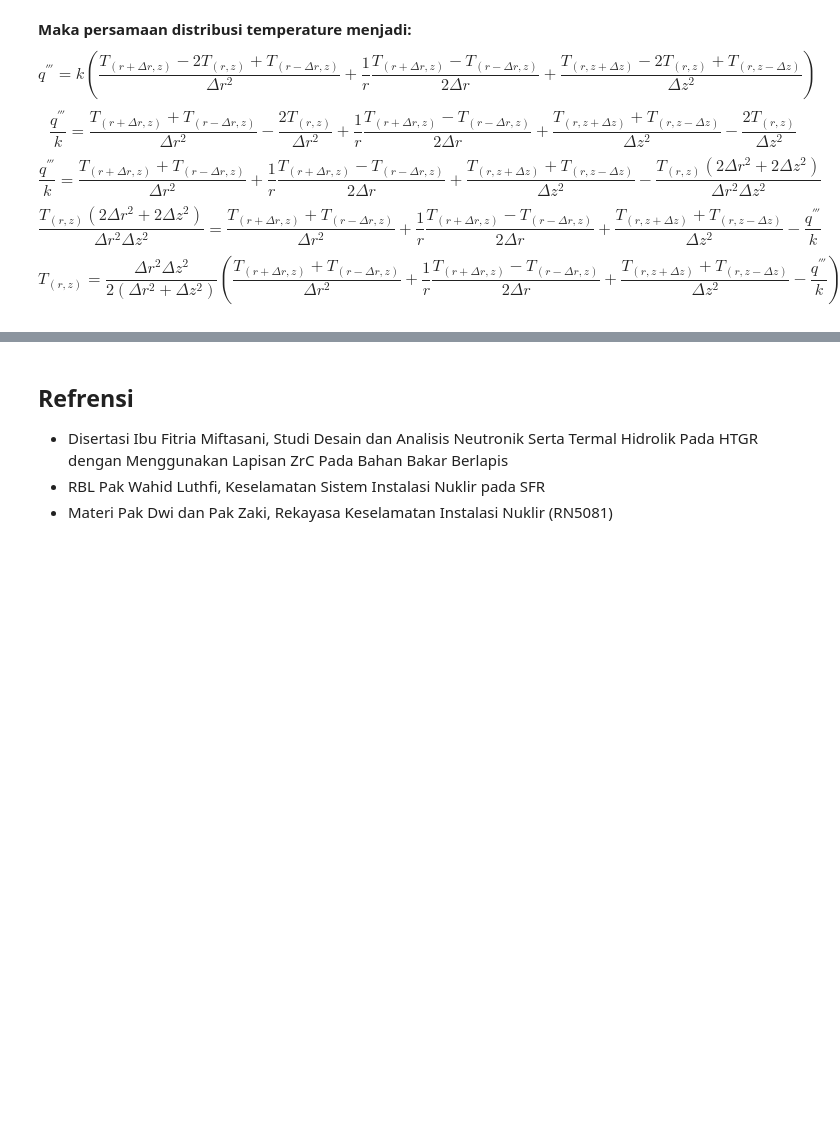
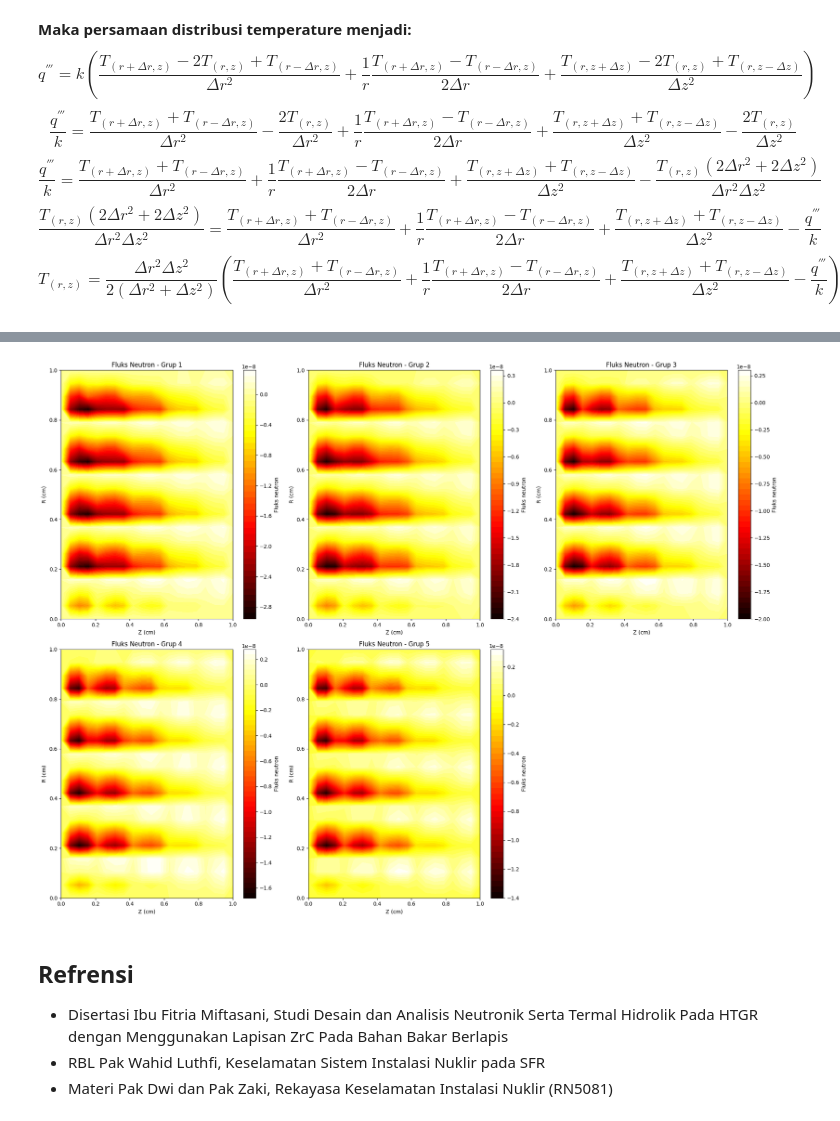
Before and after one commit to dhiyasalmas/Numerical-Method-in-Nuclear, a Jupyter notebook: UAS_24923304_Dhiya Salma Salsabila.ipynb, the cells around one changed output, grey strips where cells are left out. Drawn from its saved outputs; the diff is of its cells as text; code cells hidden in the pictures; blank space fills up the shorter version.

```diff
--- a/UAS_24923304_Dhiya Salma Salsabila.ipynb
+++ b/UAS_24923304_Dhiya Salma Salsabila.ipynb
@@ -463,13 +441,13 @@ Dimana:
 - $E_f$ : energi yang dilepaskan pada satu reaksi fisi (Joule)
 - $\Sigma_f$ : cross section makroskopik fisi (/cm)
 # %%
-Ef = [8.0109e-14, 1.6022e-16, 1.6022e-18, 1.6022e-19, 1.6021766e-23] # Energi yang dilepaskan (j)
+#Ef = [8.0109e-14, 1.6022e-16, 1.6022e-18, 1.6022e-19, 1.6021766e-23] # Energi yang dilepaskan (j)
+Ef = [200, 150, 100, 50, 25]
 Sigmaf = 0.5 # Penampang lintang fisi (/cm)
-q = []
+q = np.zeros_like(phi)
 for i in range(len(phi)):
     grup = i // (jumlahtitik)
-    q_3 = phi[i]*Sigmaf*Ef[grup]
-    q.append(q_3)
+    q[i] = phi[i] * Sigmaf * Ef[grup]
 # %% [markdown]
 ## <center>**Transfer panas arah silinder R-Z**</center>
 **Distribusi temperature elemen bahan bakar pada kondisi tunak:**
@@ -552,3 +477,28 @@ Konvergen pada iterasi ke-667
+# %%
+q_reshape = np.array(q.reshape(jumlahtitik_r, jumlahtitik_z,jumlah_grup))
+T = np.zeros_like(q_reshape)
+
+#Distribusi suhu
+for j in range(1, jumlahtitik_z - 1):
+    for i in range(1, jumlahtitik_r - 1):
+        for g in range(jumlah_grup):
+            r_term = 0 if r[i] == 0 else (T[i+1, j, g] - T[i-1, j, g]) / (2 * dr * r[i])
+            T[i, j, g] = ((dr**2 * dz**2) / (2 * (dr**2 + dz**2)) * ((T[i+1, j, g] + T[i-1, j, g]) / dr**2 + r_term +(T[i, j+1, g] + T[i, j-1, g]) / dz**2) - q_reshape[i, j, g] / k)
+
+# Visualisasi Distribusi Suhu
+plt.figure(figsize=(20, 15))
+for grup in range(jumlah_grup):
+    plt.subplot(2, 3, grup + 1)  # Membuat sub-plot
+    plt.contourf(Z, R, T[:, :, grup], levels=50, cmap="hot")
+    plt.colorbar(label="Fluks neutron")
+    plt.xlabel("Z (cm)")
+    plt.ylabel("R (cm)")
+    plt.title(f"Fluks Neutron - Grup {grup + 1}")
+
+plt.tight_layout()
+plt.show()
+# %% [output]
+[figure, added]
 # %% [markdown]
 ## Refrensi
 - Disertasi Ibu Fitria Miftasani, Studi Desain dan Analisis Neutronik Serta Termal Hidrolik Pada HTGR dengan Menggunakan Lapisan ZrC Pada Bahan Bakar Berlapis
```
Also changed, not shown: parts of 5 cells of this notebook.
